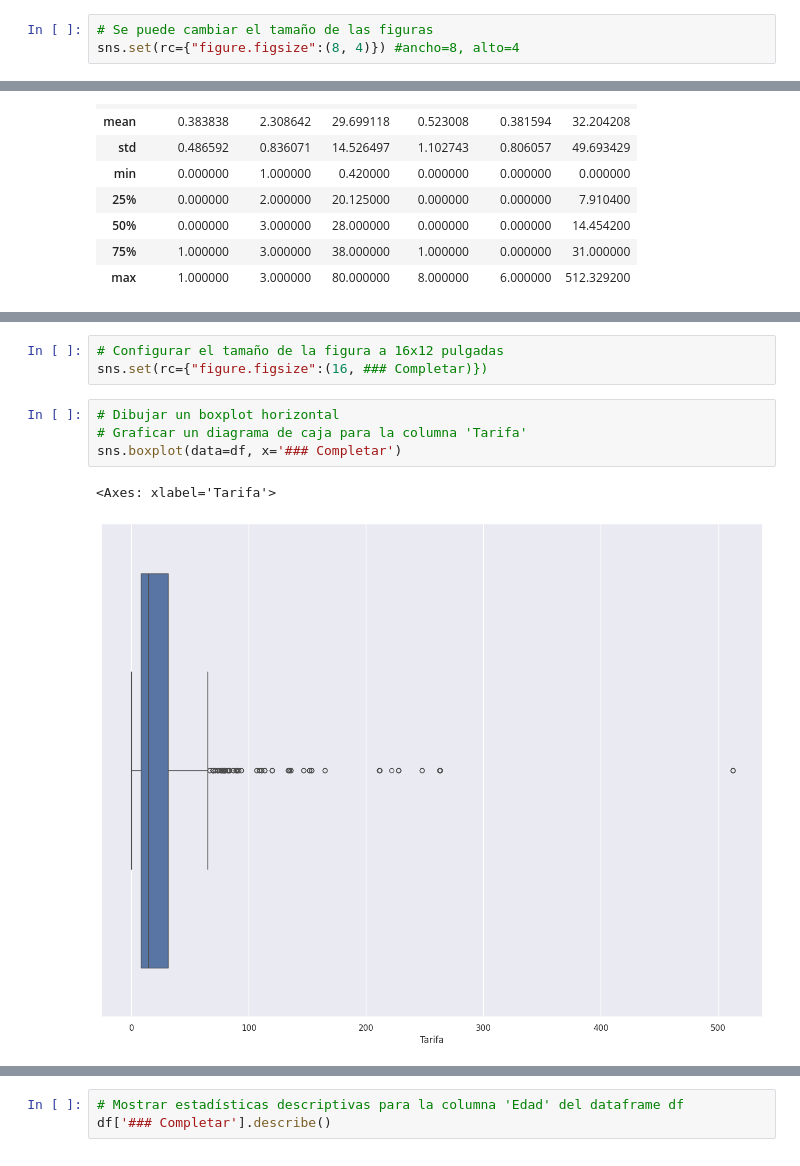
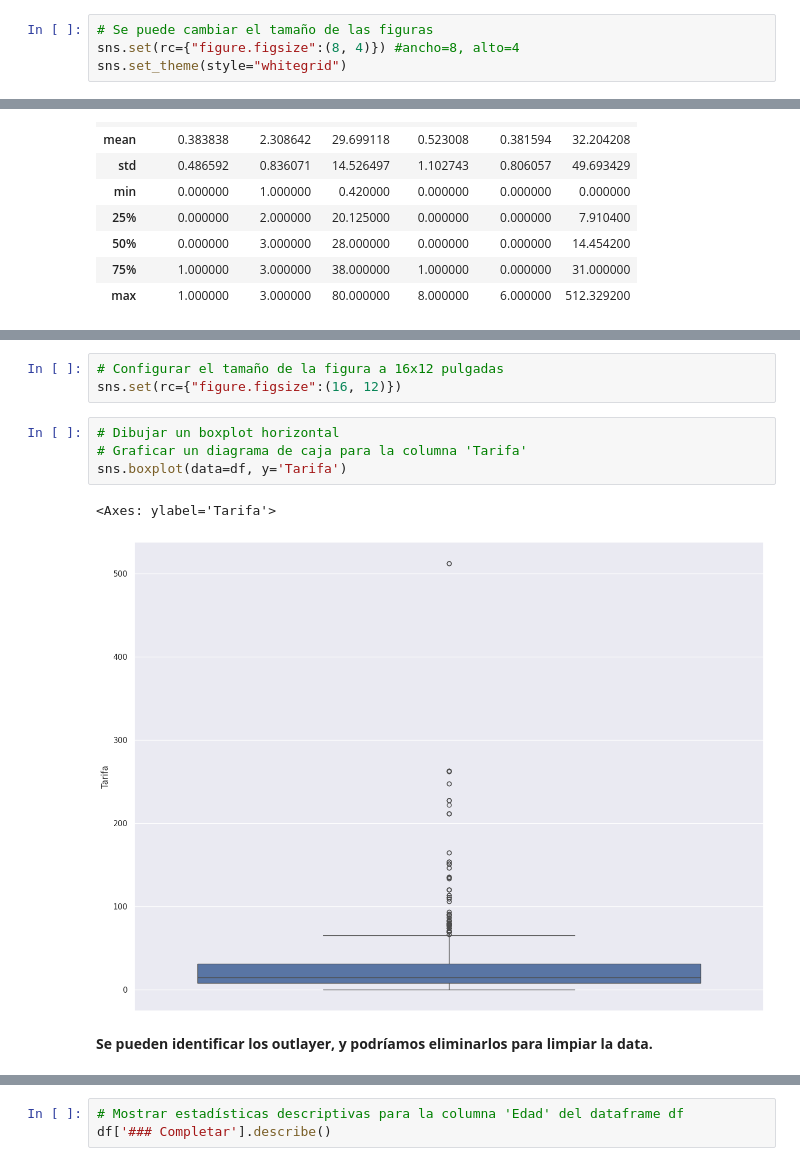
Before and after one commit to mpintoponce/python_utec, a Jupyter notebook: Modulo03:Visualizacion_de_Datos/06.Sesión_5_Univariado_[Student_View].ipynb, the cells around one changed output, grey strips where cells are left out. Drawn from its saved outputs; the diff is of its cells as text.

```diff
--- a/Modulo03:Visualizacion_de_Datos/06.Sesión_5_Univariado_[Student_View].ipynb
+++ b/Modulo03:Visualizacion_de_Datos/06.Sesión_5_Univariado_[Student_View].ipynb
@@ -285,6 +287,7 @@ dtype: object
 # %%
 # Se puede cambiar el tamaño de las figuras
 sns.set(rc={"figure.figsize":(8, 4)}) #ancho=8, alto=4
+sns.set_theme(style="whitegrid")
 # %% [markdown]
 `countplot()`
 Muestra los conteos de observaciones para el conjunto de datos de una variable categórica usando barras.
@@ -408,13 +423,15 @@ Name: Tarifa, dtype: float64
 # %%
 # Configurar el tamaño de la figura a 16x12 pulgadas
-sns.set(rc={"figure.figsize":(16, ### Completar)})
+sns.set(rc={"figure.figsize":(16, 12)})
 # %%
 # Dibujar un boxplot horizontal
 # Graficar un diagrama de caja para la columna 'Tarifa'
-sns.boxplot(data=df, x='### Completar')
+sns.boxplot(data=df, y='Tarifa')
 # %% [output]
-<Axes: xlabel='Tarifa'>
+<Axes: ylabel='Tarifa'>
-[figure, old version]
+[figure, new version]
+# %% [markdown]
+**Se pueden identificar los outlayer, y podríamos eliminarlos para limpiar la data.**
 # %%
 #Dibujar un boxplot vertical
 # Graficar un diagrama de caja vertical para la columna 'Tarifa'
```
Also changed, not shown: parts of 16 cells of this notebook.
